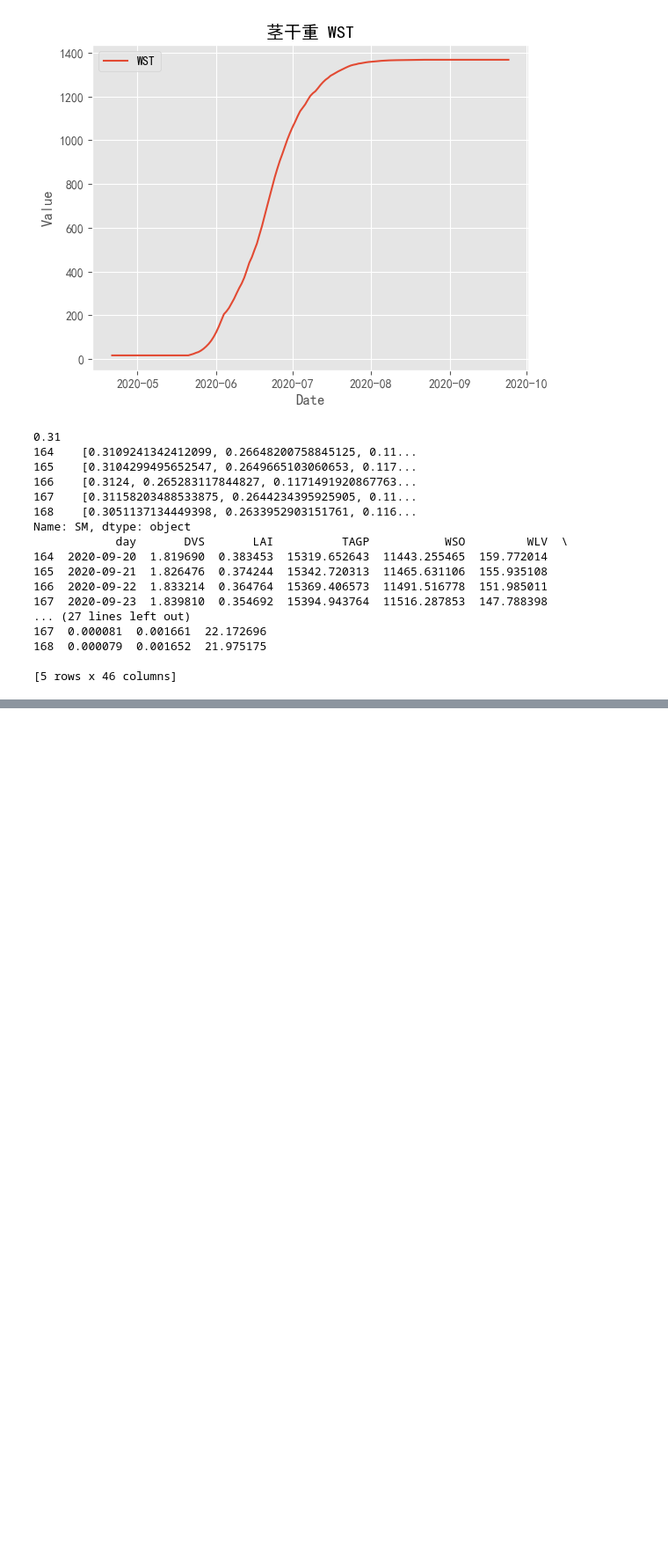
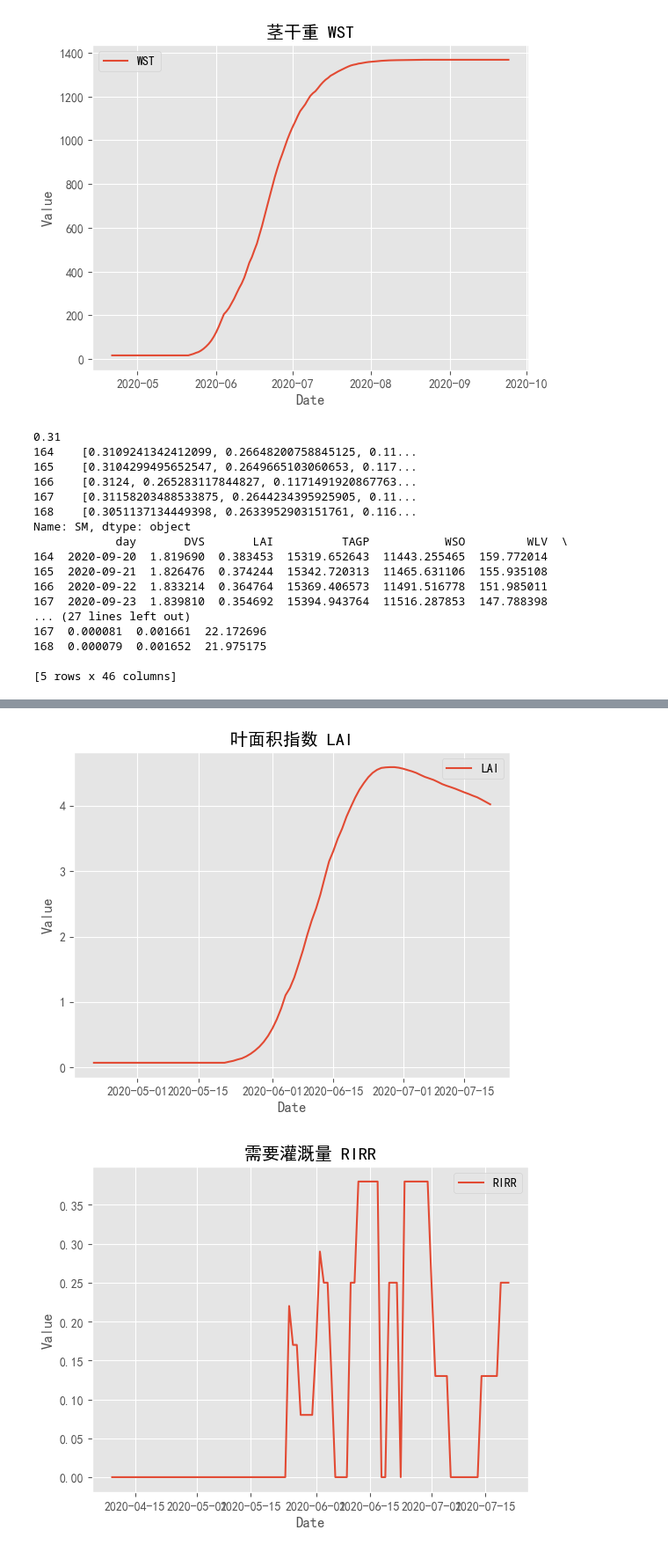
Before and after one commit to irripro/FoundationOfSmartIrrigation, a Jupyter notebook: PCSE 运行的示例-2.ipynb, the cells around one changed output, grey strips where cells are left out. Shown at 88% size. Cells and saved outputs as stored; diff of their text form; code cells hidden in the pictures; blank space fills up the shorter version.

```diff
--- a/PCSE 运行的示例-2.ipynb
+++ b/PCSE 运行的示例-2.ipynb
@@ -1040,0 +1104,75 @@ Name: SM, dtype: object
+# %%
+#  这里通过多次对ax赋值的方式依次绘制多个不同变量的图形，每个图形都会在同一个绘图区域（如果没有额外设置图形布局的话）进行展示。
+ax = df_output.plot(x='day', y='LAI', title="叶面积指数 LAI", ylabel="Value", xlabel="Date")
+
+# 此时无法绘制土壤含水量（SM_1代表第一层土壤的含水量，推测后续SM_2、SM_3、SM_4同理代表不同土层的含水量）随时间变化的折线图，
+# 设置图形标题、纵坐标标签和横坐标标签，同样将返回的Axes对象赋值给ax变量，方便后续继续调整图形样式等操作。
+
+# ax = df_output.plot(x='day', y='SM_1', title="土壤含水量 SM_1", ylabel="Value", xlabel="Date")
+# ax = df_output.plot(x='day', y='SM_2', title="土壤含水量 SM_2", ylabel="Value", xlabel="Date")
+# ax = df_output.plot(x='day', y='SM_3', title="土壤含水量 SM_3", ylabel="Value", xlabel="Date")
+# ax = df_output.plot(x='day', y='SM_4', title="土壤含水量 SM_4", ylabel="Value", xlabel="Date")
+# 以及
+# ax = df_output.plot(x='day', y='SM', title="土壤含水量 SM", ylabel="Value", xlabel="Date")
+
+# 绘制需要灌溉量（RIRR）随时间变化的折线图，设置相应的图形标题、坐标轴标签，并将Axes对象赋值给ax变量。 rirr rate of irrigation cm/day
+ax = df_output.plot(x='day', y='RIRR', title="需要灌溉量 RIRR", ylabel="Value", xlabel="Date")
+
+# 以下几行代码被注释掉了，说明暂时不执行这部分绘图操作，可能是出于当前不需要展示这些变量图形或者后续会根据情况再决定是否绘制等原因，
+# 如果取消注释，就会分别绘制总灌溉量（TOTIRR）、灌溉量（IRRIG）、渗漏量（WBOT，注释中说明了其代表的含义是超出最大可扎根深度且植物无法利用的水量）随时间变化的折线图。
+# ax = df_output.plot(x='day', y='TOTIRR', title="总灌溉量 TOTIRR", ylabel="Value", xlabel="Date")
+# ax = df_output.plot(x='day', y='IRRIG', title="灌溉量 IRRIG", ylabel="Value", xlabel="Date")
+# ax = df_output.plot(x='day', y='WBOT', title="渗漏量 WBOT", ylabel="Value", xlabel="Date")
+# WBOT, Water below maximum rootable depth and unavailable for plant growth.
+
+# 绘制作物蒸腾（耗水量，TRA表示）随时间变化的折线图，设置图形标题、坐标轴标签，并将Axes对象赋值给ax变量，
+# 通过绘制这个图形可以直观了解作物在不同时间的蒸腾耗水情况，对于分析作物的水分利用效率等方面有帮助。
+ax = df_output.plot(x='day', y='TRA', ylabel="Value", xlabel="Date", title="作物蒸腾（耗水量） TRA")
+
+# 绘制根系深度（RD）随时间变化的折线图，设置相应的图形属性，便于查看作物根系在整个生长周期内深度的变化趋势，
+# 根系深度对于了解作物对土壤不同深度水分和养分的获取能力等方面有着重要意义。
+ax = df_output.plot(x='day', y='RD', title="根系深度 RD", ylabel="Value", xlabel="Date")
+
+# 绘制生长阶段（DVS，可能代表作物发育阶段的某个指标，比如从播种到成熟不同阶段的量化表示）随时间变化的折线图，
+# 设置图形的相关标签，通过该图可以清晰看到作物在整个生长周期内所处的发育阶段变化情况，有助于分析作物生长规律。
+ax = df_output.plot(x='day', y='DVS', title="生长阶段 DVS", ylabel="Value", xlabel="Date")
+
+# 绘制总生物量干重（TAGP）随时间变化的折线图，设置图形的标题、坐标轴标签等，
+# 总生物量干重是衡量作物生长状况和生产力的一个重要指标，通过这个图形可以直观观察其在整个生长周期内的积累变化过程。
+ax = df_output.plot(x='day', y='TAGP', title="总生物量干重 TAGP", ylabel="Value", xlabel="Date")
+
+# 以下几行代码被注释掉了，和前面类似，暂时不执行绘制果实干重（TWSO、WSO，可能是不同表示方式或不同阶段的果实干重相关变量）、
+# 叶片干重（TWLV、WLV）、茎干重（TWST、WST）随时间变化的折线图的操作，可能根据后续实际需求决定是否绘制展示这些作物不同器官干重变化情况的图形。
+
+# WOFOST 7.2 版本的输出变量：
+# ax = df_output.plot(x='day', y='TWSO', title="果实干重 TWSO", ylabel="Value", xlabel="Date")
+# ax = df_output.plot(x='day', y='TWLV', title="叶片干重 TWLV", ylabel="Value", xlabel="Date")
+# ax = df_output.plot(x='day', y='TWST', title="茎干重 TWST", ylabel="Value", xlabel="Date")
+
+# WOFOST 8.1 版本的输出变量：
+# wlv
+# dry weight of living leaves
+# wofost_leaf_dynamics
+# kg ha-1
+
+# wso
+# dry weight of living storage organs
+# wofost_storage_organ_dynamics
+# kg ha-1
+
+# wrt
+# dry weight of living roots
+# wofost_root_dynamics
+# kg ha-1
+
+# wst
+# dry weight of living stems
+# wofost_stem_dynamics
+# kg ha-1
+
+ax = df_output.plot(x='day', y='WSO', title="果实干重 WSO", ylabel="Value", xlabel="Date")
+ax = df_output.plot(x='day', y='WLV', title="叶片干重 WLV", ylabel="Value", xlabel="Date")
+ax = df_output.plot(x='day', y='WST', title="茎干重 WST", ylabel="Value", xlabel="Date")
+# %% [output]
+[figure, added]
+[figure, added]
```
Also changed, not shown: parts of 11 cells of this notebook, 2 other files.
